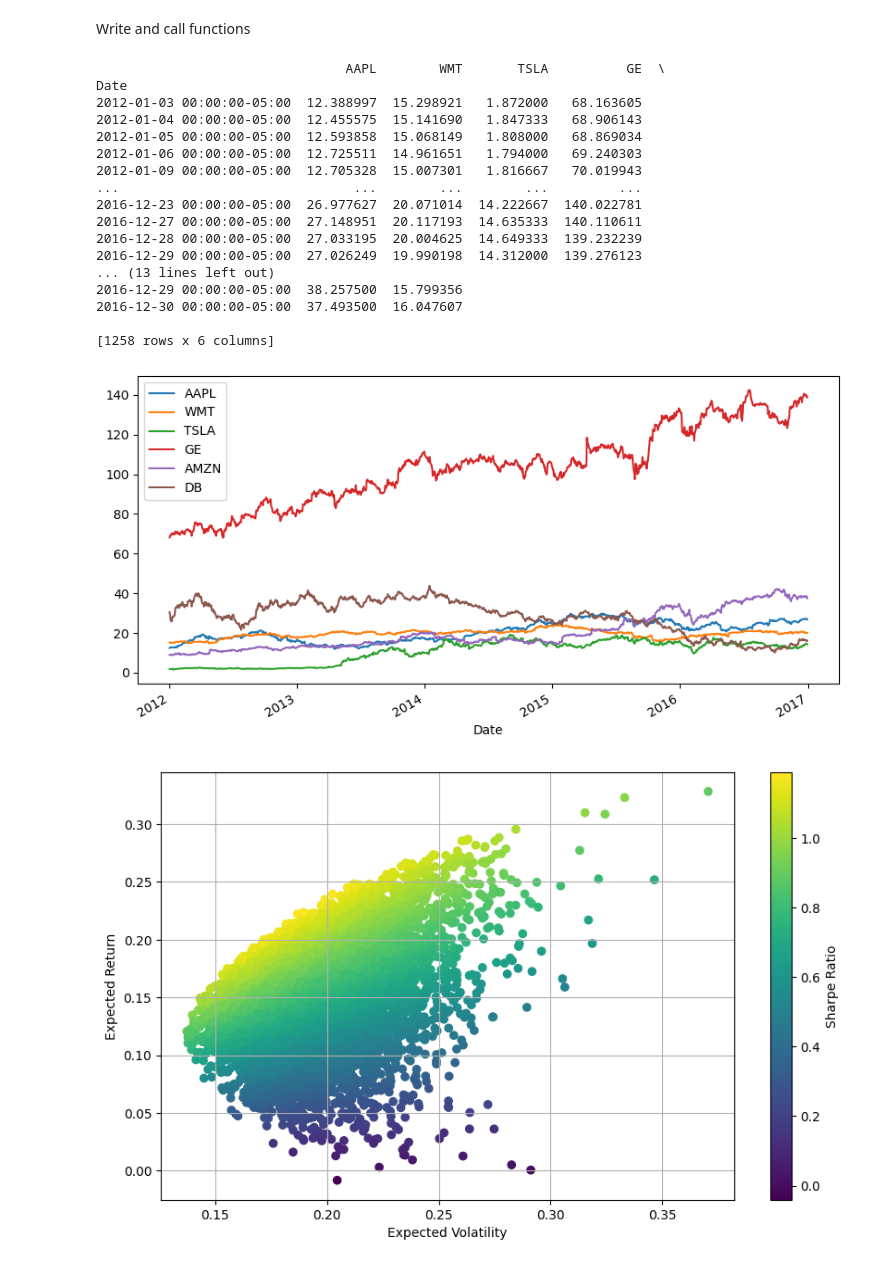
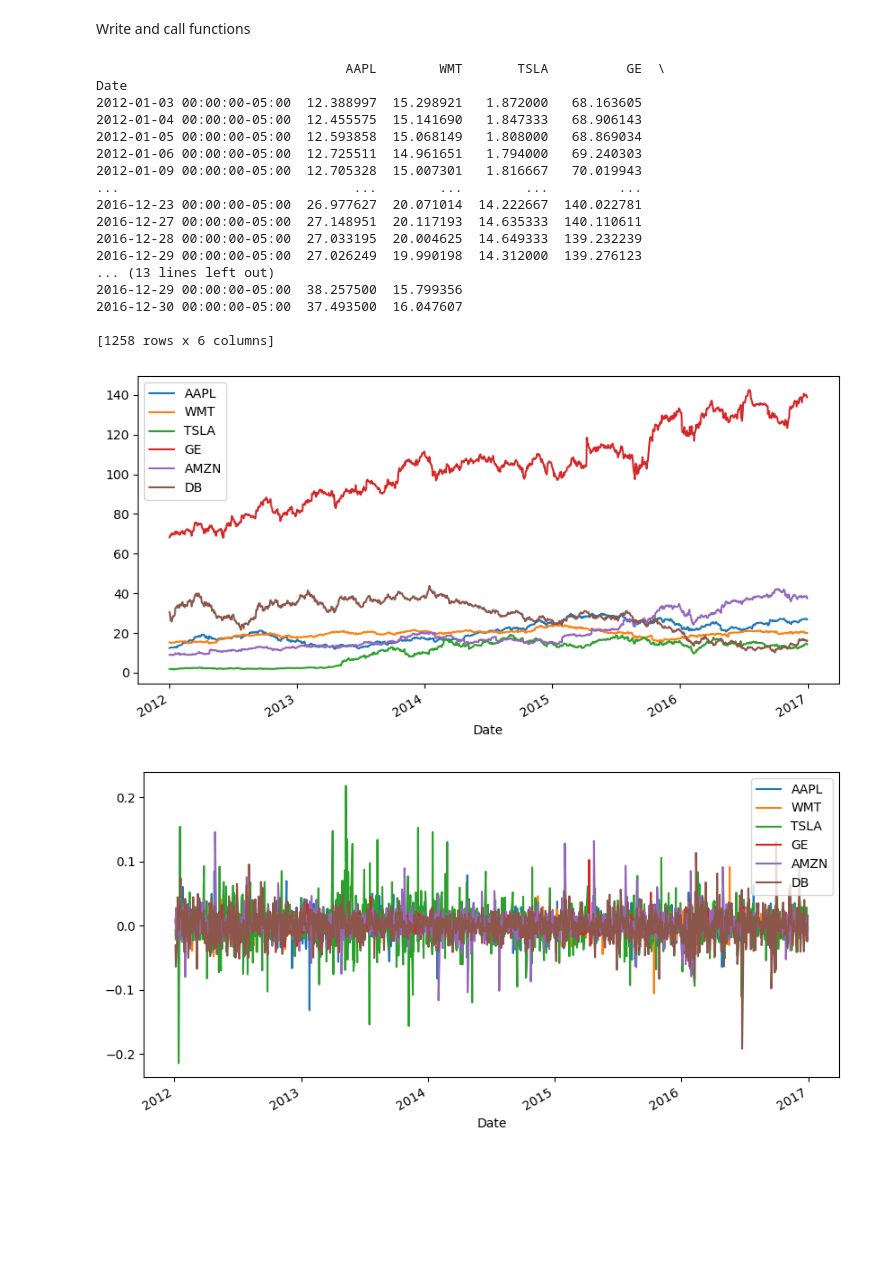
Before and after one commit to 5791nbm/FinCoLab, a Jupyter notebook: markowitz_model_implementation.ipynb, the cells around one changed output. Saved outputs shown, nothing was run; the diff lists cells and outputs as text; code cells hidden in the pictures; blank space fills up the shorter version.

```diff
--- a/markowitz_model_implementation.ipynb
+++ b/markowitz_model_implementation.ipynb
@@ -110,31 +110,32 @@ if __name__ == '__main__':
   dataset = download_data()
   print(dataset)
   show_data(dataset)
   log_daily_returns = calculate_return(dataset)
+  show_data(log_daily_returns)
   # show_statistics(log_daily_returns)
 
   pweights, means, risks = generate_portfolios(log_daily_returns)
   show_portfolios(means, risks)
   optimum = optimize_portfolio(pweights, log_daily_returns)
   print_optimal_portfolio(optimum, log_daily_returns)
   show_optimal_portfolios(optimum, log_daily_returns, means, risks)
 # %% [output]
                                 AAPL        WMT       TSLA          GE  \
 Date
 2012-01-03 00:00:00-05:00  12.388997  15.298921   1.872000   68.163605
 2012-01-04 00:00:00-05:00  12.455575  15.141690   1.847333   68.906143
 2012-01-05 00:00:00-05:00  12.593858  15.068149   1.808000   68.869034
 2012-01-06 00:00:00-05:00  12.725511  14.961651   1.794000   69.240303
 2012-01-09 00:00:00-05:00  12.705328  15.007301   1.816667   70.019943
 ...                              ...        ...        ...         ...
 2016-12-23 00:00:00-05:00  26.977627  20.071014  14.222667  140.022781
 2016-12-27 00:00:00-05:00  27.148951  20.117193  14.635333  140.110611
 2016-12-28 00:00:00-05:00  27.033195  20.004625  14.649333  139.232239
 2016-12-29 00:00:00-05:00  27.026249  19.990198  14.312000  139.276123
 ... (13 lines left out)
 2016-12-29 00:00:00-05:00  38.257500  15.799356
 2016-12-30 00:00:00-05:00  37.493500  16.047607
 
 [1258 rows x 6 columns]
 [figure]
-[figure, old version]
+[figure, new version]
```
Also changed, not shown: parts of 1 cell of this notebook.
